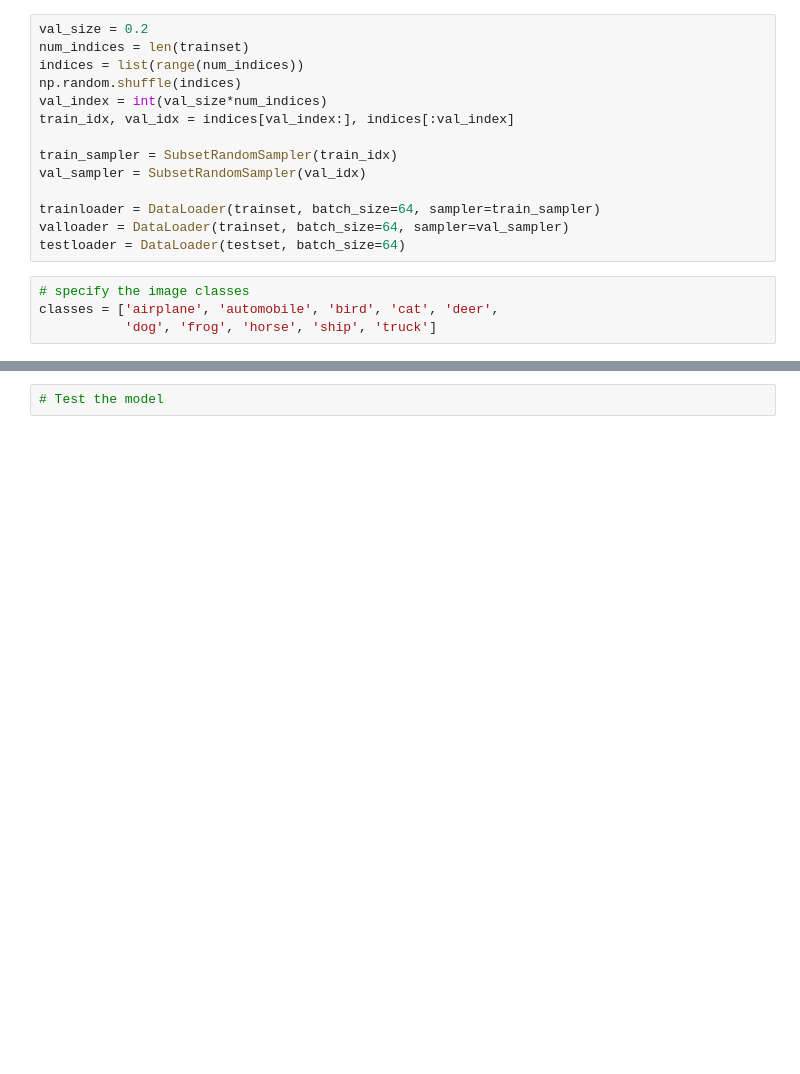
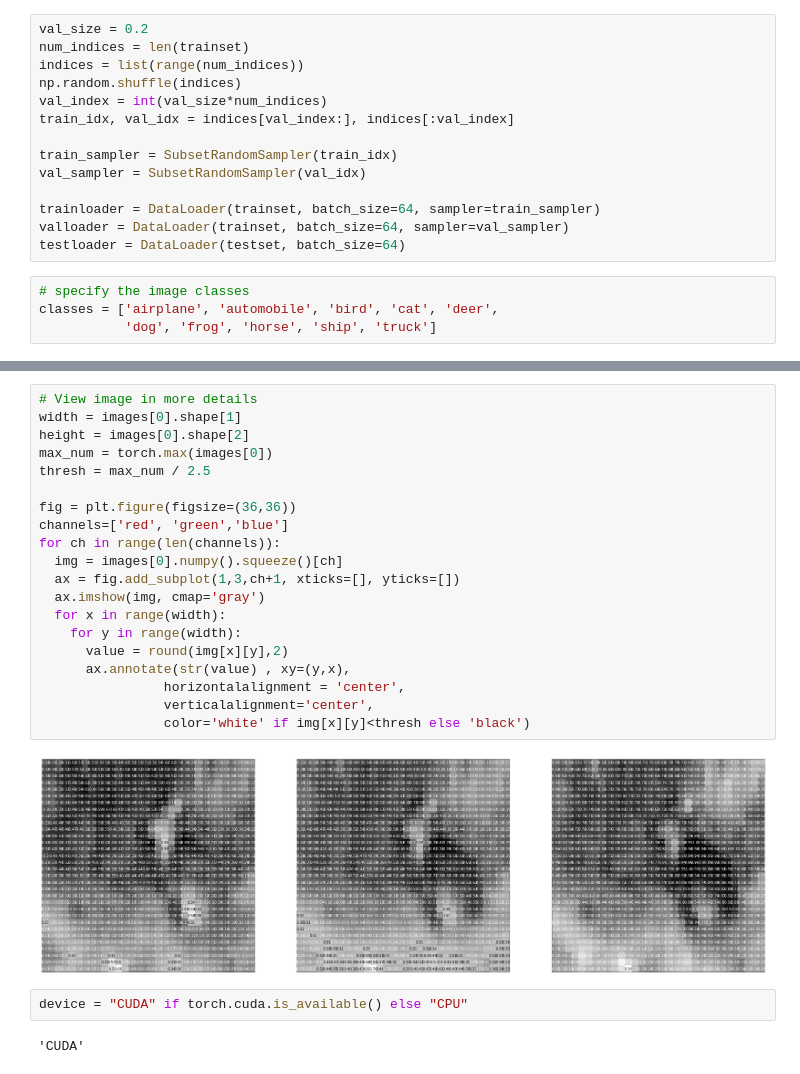
Before and after one commit to faranak5171/Basic-Deep-Learning, a Jupyter notebook: Cifar10_CNN.ipynb, the cells around one changed output, grey strips where cells are left out. Saved outputs shown, nothing was run; the diff lists cells and outputs as text; blank space fills up the shorter version.

```diff
--- a/Cifar10_CNN.ipynb
+++ b/Cifar10_CNN.ipynb
@@ -172,2 +70,26 @@ Validation loss decreased, stop training and save the model.
-# %%
-# Test the model
+# %%
+# View image in more details
+width = images[0].shape[1]
+height = images[0].shape[2]
+max_num = torch.max(images[0])
+thresh = max_num / 2.5
+
+fig = plt.figure(figsize=(36,36))
+channels=['red', 'green','blue']
+for ch in range(len(channels)):
+  img = images[0].numpy().squeeze()[ch]
+  ax = fig.add_subplot(1,3,ch+1, xticks=[], yticks=[])
+  ax.imshow(img, cmap='gray')
+  for x in range(width):
+    for y in range(width):
+      value = round(img[x][y],2)
+      ax.annotate(str(value) , xy=(y,x),
+                horizontalalignment = 'center',
+                verticalalignment='center',
+                color='white' if img[x][y]<thresh else 'black')
+# %% [output]
+[figure, added]
+# %%
+device = "CUDA" if torch.cuda.is_available() else "CPU"
+# %% [output]
+'CUDA'
```
Also changed, not shown: parts of 7 cells of this notebook, 5 other files.
